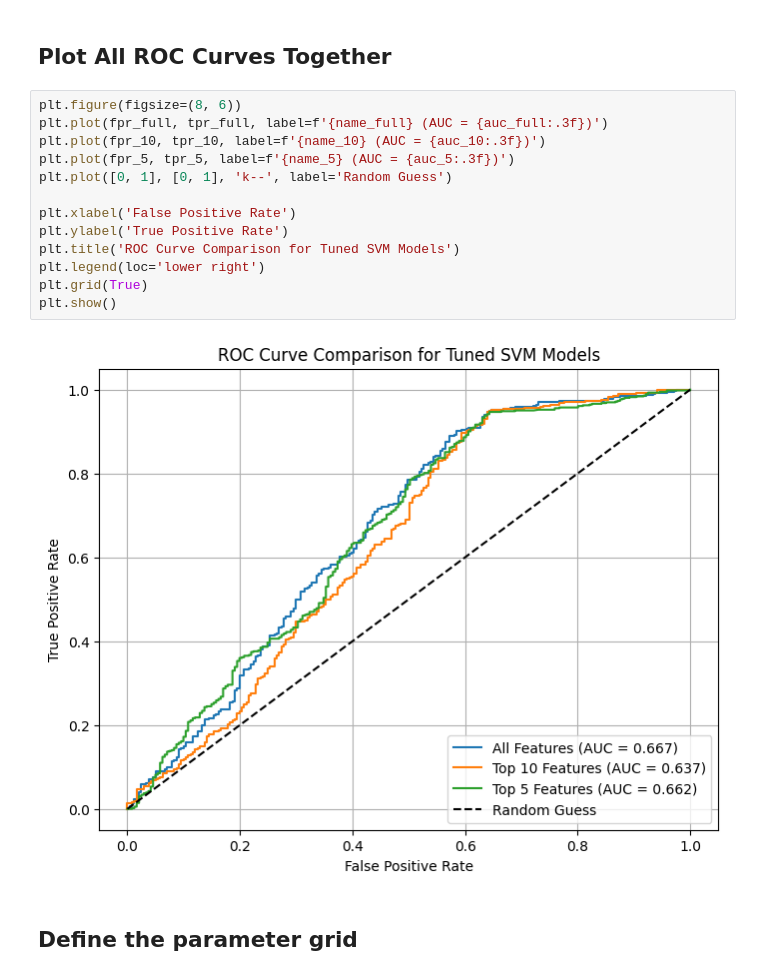
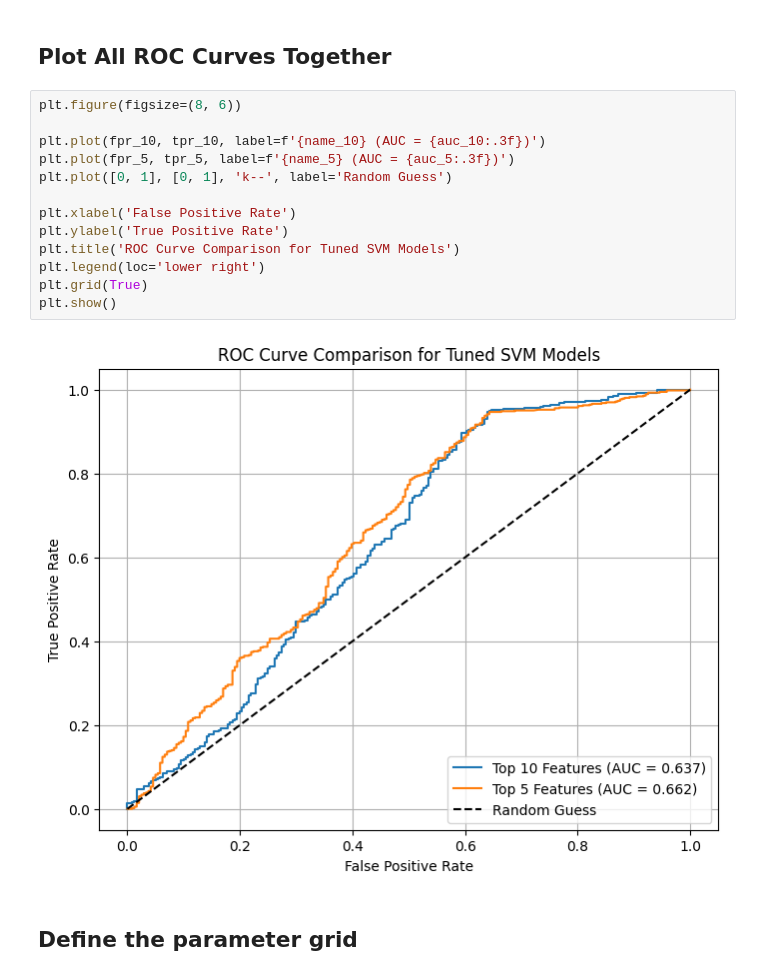
Before and after one commit to MichaelYemane707/breast_cancer_prediction, a Jupyter notebook: SVM.ipynb, the cells around one changed output. Saved outputs shown, nothing was run; the diff lists cells and outputs as text.

```diff
--- a/SVM.ipynb
+++ b/SVM.ipynb
@@ -344,19 +377,19 @@ weighted avg       0.72      0.73      0.68       805
 ## Plot All ROC Curves Together
 # %%
 plt.figure(figsize=(8, 6))
-plt.plot(fpr_full, tpr_full, label=f'{name_full} (AUC = {auc_full:.3f})')
+
 plt.plot(fpr_10, tpr_10, label=f'{name_10} (AUC = {auc_10:.3f})')
 plt.plot(fpr_5, tpr_5, label=f'{name_5} (AUC = {auc_5:.3f})')
 plt.plot([0, 1], [0, 1], 'k--', label='Random Guess')
 
 plt.xlabel('False Positive Rate')
 plt.ylabel('True Positive Rate')
 plt.title('ROC Curve Comparison for Tuned SVM Models')
 plt.legend(loc='lower right')
 plt.grid(True)
 plt.show()
 # %% [output]
-[figure, old version]
+[figure, new version]
 # %% [markdown]
 ## Define the parameter grid
 # %%
```
Also changed, not shown: parts of 12 cells of this notebook.
